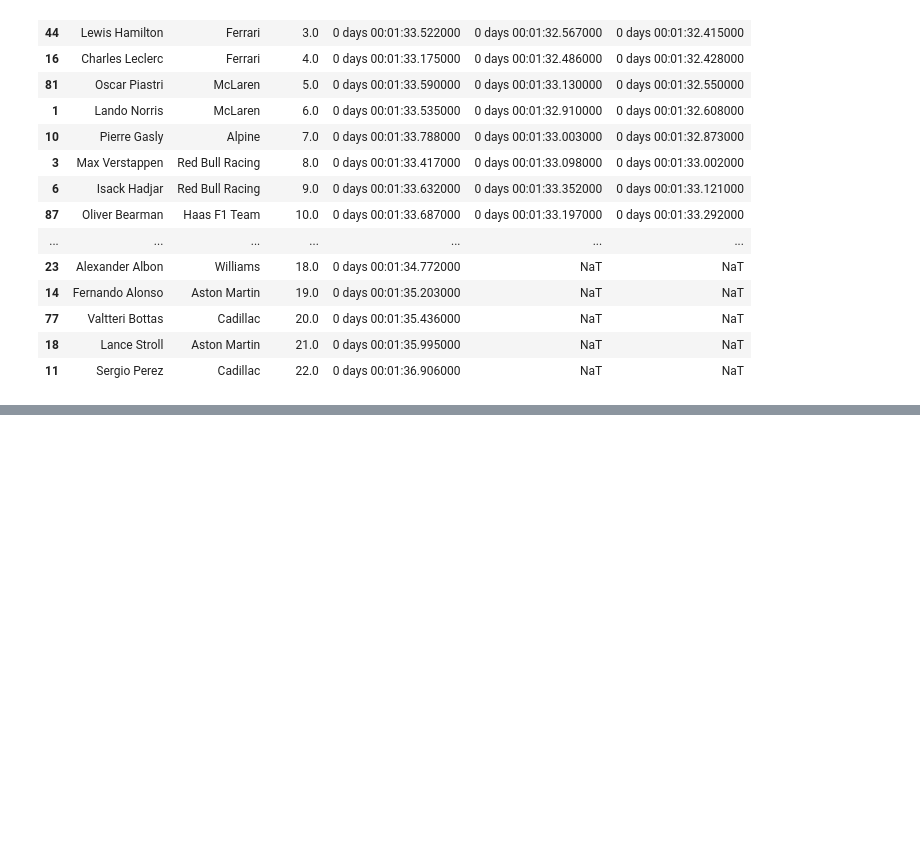
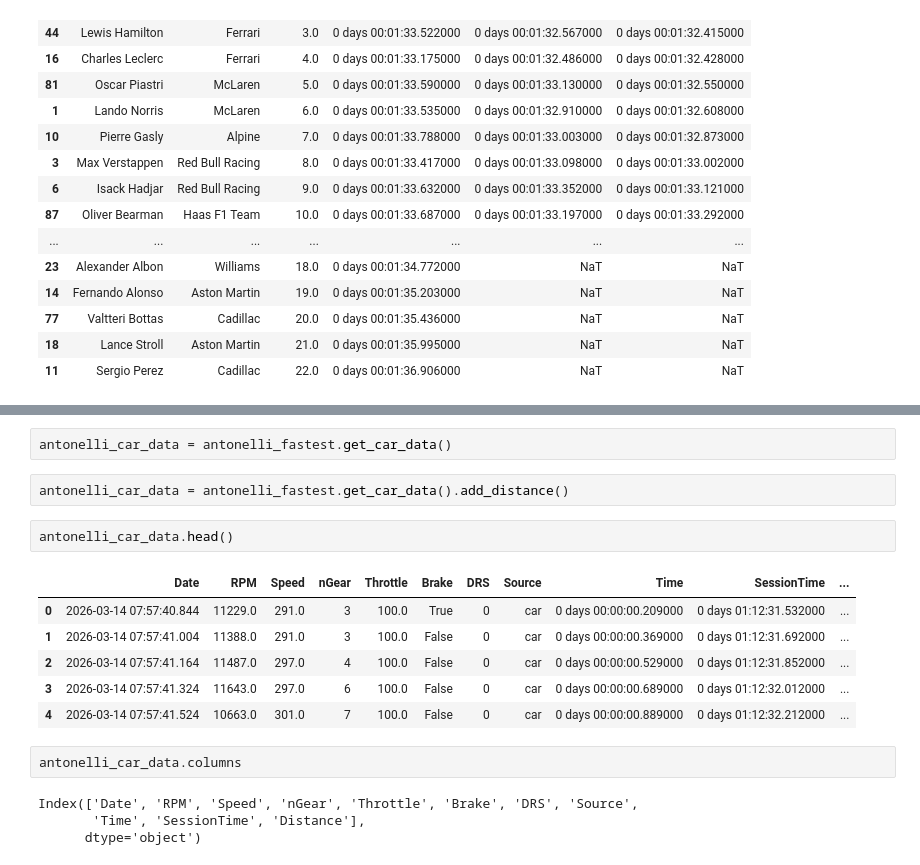
Before and after one commit to ishikajena1509/F1-Telemetry-Analysis, a Jupyter notebook: notebooks/02_china_2026_qualifying_analysis.ipynb.ipynb, the cells around one changed output, grey strips where cells are left out. Saved outputs shown, nothing was run; the diff lists cells and outputs as text; blank space fills up the shorter version.

```diff
--- a/notebooks/02_china_2026_qualifying_analysis.ipynb.ipynb
+++ b/notebooks/02_china_2026_qualifying_analysis.ipynb.ipynb
@@ -388,0 +507,19 @@ qualifying_summary.sort_values("Position")
+# %%
+antonelli_car_data = antonelli_fastest.get_car_data()
+# %%
+antonelli_car_data = antonelli_fastest.get_car_data().add_distance()
+# %%
+antonelli_car_data.head()
+# %% [output]
+|  | Date | RPM | Speed | nGear | Throttle | Brake | DRS | Source | Time | SessionTime | ... |
+| 0 | 2026-03-14 07:57:40.844 | 11229.0 | 291.0 | 3 | 100.0 | True | 0 | car | 0 days 00:00:00.209000 | 0 days 01:12:31.532000 | ... |
+| 1 | 2026-03-14 07:57:41.004 | 11388.0 | 291.0 | 3 | 100.0 | False | 0 | car | 0 days 00:00:00.369000 | 0 days 01:12:31.692000 | ... |
+| 2 | 2026-03-14 07:57:41.164 | 11487.0 | 297.0 | 4 | 100.0 | False | 0 | car | 0 days 00:00:00.529000 | 0 days 01:12:31.852000 | ... |
+| 3 | 2026-03-14 07:57:41.324 | 11643.0 | 297.0 | 6 | 100.0 | False | 0 | car | 0 days 00:00:00.689000 | 0 days 01:12:32.012000 | ... |
+| 4 | 2026-03-14 07:57:41.524 | 10663.0 | 301.0 | 7 | 100.0 | False | 0 | car | 0 days 00:00:00.889000 | 0 days 01:12:32.212000 | ... |
+# %%
+antonelli_car_data.columns
+# %% [output]
+Index(['Date', 'RPM', 'Speed', 'nGear', 'Throttle', 'Brake', 'DRS', 'Source',
+       'Time', 'SessionTime', 'Distance'],
+      dtype='object')
```
Also changed, not shown: parts of 16 cells of this notebook.
